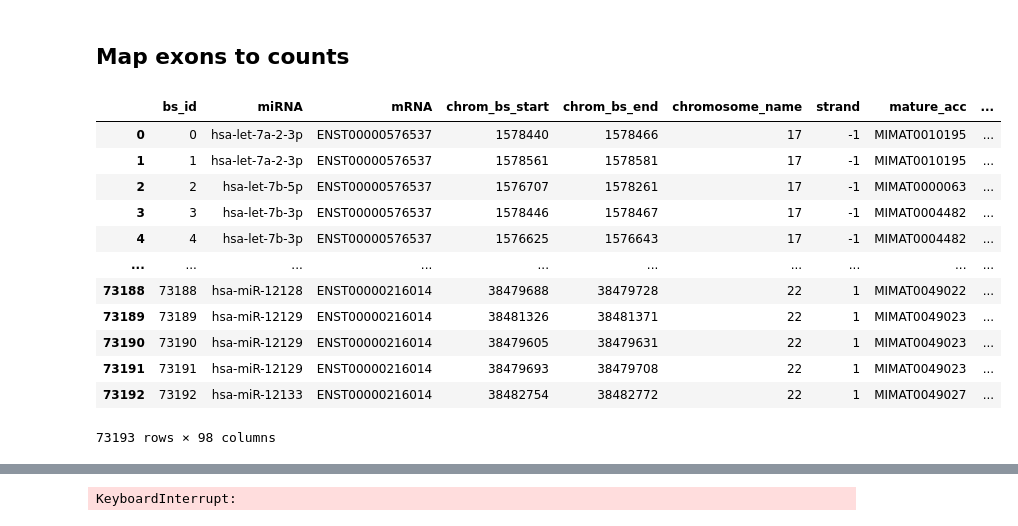
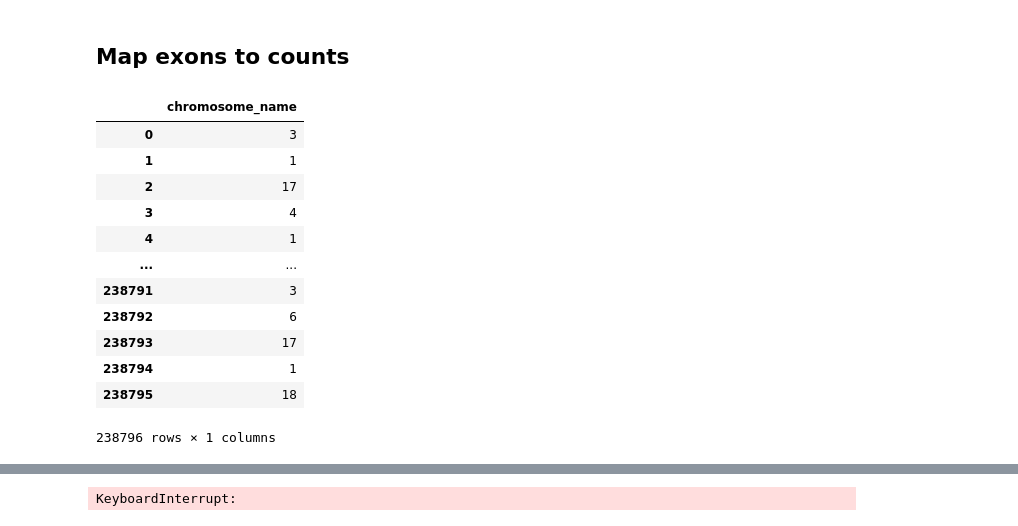
Before and after one commit to lenamariahackl/alt-splicing-mirna-reg, a Jupyter notebook: elastic_net.ipynb, the cells around one changed output, grey strips where cells are left out. Saved outputs shown, nothing was run; the diff lists cells and outputs as text; code cells hidden in the pictures.

```diff
--- a/elastic_net.ipynb
+++ b/elastic_net.ipynb
@@ -139,31 +139,26 @@ NameError: name 'pd' is not defined
 mirna_counts = pd.read_csv(tcga_path/'miRNA_HiSeq_gene', delimiter='	')
 # %%
 f = Path(path/'exon_counts_kidney.feather')
-if f.is_file() and False:
+if f.is_file():
     exon_counts = pd.read_feather(f)
 else:
-    print('translate exon count positions from anew')
+    print('translate exon count positions from GRCh37 to GRCh38')
     exon_counts = pd.read_csv(tcga_path/'HiSeqV2_exon', delimiter='	')
-    #exon_counts[['chromosome_name','strand','chrom_exon_start','chrom_exon_end']] = exon_counts.id.apply(lambda x: pd.Series(c_split_chrom_column(str(x))))
-    print(len(exon_counts))
-    tran_exon = pd.read_csv(tcga_path/'unc_v2_exon_hg19_probe_TCGA', delimiter='	')
-    tran_exon = tran_exon.drop_duplicates(keep='first') # 1884 duplicates -> 948 rows less
+    exon_counts[['chrom_old','strand_old','start_old','end_old']] = exon_counts['sample'].apply(lambda x: pd.Series(split_chrom_column(str(x))))
     #save positions to BED input file
-    tran_exon['score'] = 0
-    #tran_exon.to_csv('data/exon_hg19_pos.bed', sep='\t', columns=['chrom','chromStart','chromEnd','id','score','strand'], header=False, index=False)
+    exon_counts['score'] = 0
+    exon_counts.to_csv('data/exon_hg19_pos.bed', sep='\t', columns=['chrom_old','start_old','end_old','sample','score','strand_old'], header=False, index=False)
     #translate positions from GRCh37 to GRCh38
     !../liftOver data/exon_hg19_pos.bed data/hg19ToHg38.over.chain.gz data/exon_hg38_pos.bed data/unlifted.bed
     #read in translated positions from liftOver output BED file
-    tran_exon_new = pd.read_csv('data/exon_hg38_pos.bed', delimiter='	', names=['chrom','chromStart','chromEnd','id','score','strand'])
-    exon_counts = exon_counts.merge(tran_exon[['gene','id']], left_on='sample', right_on='id', how='left',validate='1:1')
-    exon_counts = exon_counts.merge(tran_exon_new, left_on='sample', right_on='id', how='inner',validate='1:m')
-    print(len(exon_counts))
-   # exon_counts.drop(['sample', 'id_x','id_y','score'], axis=1, inplace=True)
+    translated_positions = pd.read_csv('data/exon_hg38_pos.bed', delimiter='	', names=['chromosome_name','chrom_exon_start','chrom_exon_end','id','score','strand'])
+    exon_counts = exon_counts.merge(translated_positions[['chromosome_name','chrom_exon_start','chrom_exon_end','id','strand']], left_on='sample', right_on='id', how='inner',validate='1:1')
+    exon_counts.drop(['sample','chrom_old','strand_old','start_old','end_old','score'], axis=1, inplace=True)
     #transform strand {-,+} to {-1,+1}
     exon_counts['strand'] = exon_counts.apply(lambda row: -1 if row.strand == '-' else 1, axis=1)
-    exon_counts['chrom'] = exon_counts['chrom'].str[3:]
-    exon_counts[['chrom','strand']] = exon_counts[['chrom','strand']].astype('str').astype('category')
-    exon_counts[['chromStart','chromEnd']] = exon_counts[['chromStart','chromEnd']].astype('Int64')
+    exon_counts['chromosome_name'] = exon_counts['chromosome_name'].str[3:]
+    exon_counts[['chromosome_name','strand']] = exon_counts[['chromosome_name','strand']].astype('str').astype('category')
+    exon_counts[['chrom_exon_start','chrom_exon_end']] = exon_counts[['chrom_exon_start','chrom_exon_end']].astype('Int64')
 
     #TODO option 2: get exonid per exon count from Ensembl (compare)
     #exon_counts2 = exon_counts.merge(df_exon[['exon_id','chromosome_name','strand','chrom_exon_start','chrom_exon_end']], left_on = ['chrom','strand','chromStart','chromEnd'], right_on = ['chromosome_name','strand','chrom_exon_start','chrom_exon_end'], how='left')
@@ -332,35 +263,35 @@ len(list(mirna_counts[~ mirna_counts['TCGA-KN-8426-01'].isna()]['sample'].unique
 #for a large data set, you will likely get a significant speed increase by creating an index for any column(s) used in the join condition.
 #https://stackoverflow.com/questions/30627968/merge-pandas-dataframes-where-one-value-is-between-two-others
 #instead use SQL
-conn = sqlite3.connect('db.db')#':memory:') #Make the database in memory
+conn = sqlite3.connect('data/db.db')#':memory:') #Make the database in memory
 c = conn.cursor()
 
 #write the tables
 counts.to_sql('counts', conn, index=False, dtype={"bs_id": 'INTEGER'})
-exon_counts.to_sql('exon_counts', conn, index=True, index_label='exon_id', dtype={caseid : 'INTEGER' for caseid in caseids}.update({"chromStart": 'INTEGER', "chromEnd": 'INTEGER'}))
+exon_counts.to_sql('exon_counts', conn, index=True, index_label='exon_id', dtype={caseid : 'INTEGER' for caseid in caseids}.update({"chrom_exon_start": 'INTEGER', "chrom_exon_end": 'INTEGER'}))
 # %%
 #print sqlite3 table
 qry = '''
-    select * from counts
+    select exon_counts.chromosome_name from exon_counts
     '''
-c.execute(qry)
-conn.commit()
-c.fetchall()
+#c.execute(qry)
+#conn.commit()
+#c.fetchall()
 pd.read_sql_query(qry,conn)
 # %% [output]
-|  | bs_id | miRNA | mRNA | chrom_bs_start | chrom_bs_end | chromosome_name | strand | mature_acc | ... |
-| 0 | 0 | hsa-let-7a-2-3p | ENST00000576537 | 1578440 | 1578466 | 17 | -1 | MIMAT0010195 | ... |
-| 1 | 1 | hsa-let-7a-2-3p | ENST00000576537 | 1578561 | 1578581 | 17 | -1 | MIMAT0010195 | ... |
-| 2 | 2 | hsa-let-7b-5p | ENST00000576537 | 1576707 | 1578261 | 17 | -1 | MIMAT0000063 | ... |
-| 3 | 3 | hsa-let-7b-3p | ENST00000576537 | 1578446 | 1578467 | 17 | -1 | MIMAT0004482 | ... |
-| 4 | 4 | hsa-let-7b-3p | ENST00000576537 | 1576625 | 1576643 | 17 | -1 | MIMAT0004482 | ... |
-| ... | ... | ... | ... | ... | ... | ... | ... | ... | ... |
-| 73188 | 73188 | hsa-miR-12128 | ENST00000216014 | 38479688 | 38479728 | 22 | 1 | MIMAT0049022 | ... |
-| 73189 | 73189 | hsa-miR-12129 | ENST00000216014 | 38481326 | 38481371 | 22 | 1 | MIMAT0049023 | ... |
-| 73190 | 73190 | hsa-miR-12129 | ENST00000216014 | 38479605 | 38479631 | 22 | 1 | MIMAT0049023 | ... |
-| 73191 | 73191 | hsa-miR-12129 | ENST00000216014 | 38479693 | 38479708 | 22 | 1 | MIMAT0049023 | ... |
-| 73192 | 73192 | hsa-miR-12133 | ENST00000216014 | 38482754 | 38482772 | 22 | 1 | MIMAT0049027 | ... |
+|  | chromosome_name |
+| 0 | 3 |
+| 1 | 1 |
+| 2 | 17 |
+| 3 | 4 |
+| 4 | 1 |
+| ... | ... |
+| 238791 | 3 |
+| 238792 | 6 |
+| 238793 | 17 |
+| 238794 | 1 |
+| 238795 | 18 |
-73193 rows × 98 columns
+238796 rows × 1 columns
 # %%
 #DELETE table from sqlite3 DB
 c.execute("DROP TABLE counts;")
```
Also changed, not shown: parts of 39 cells of this notebook.
